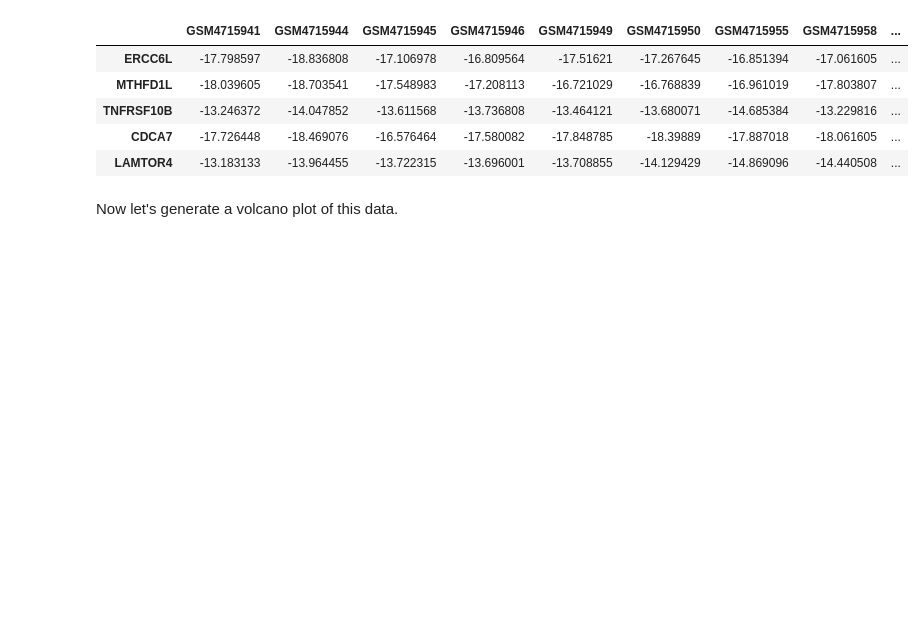
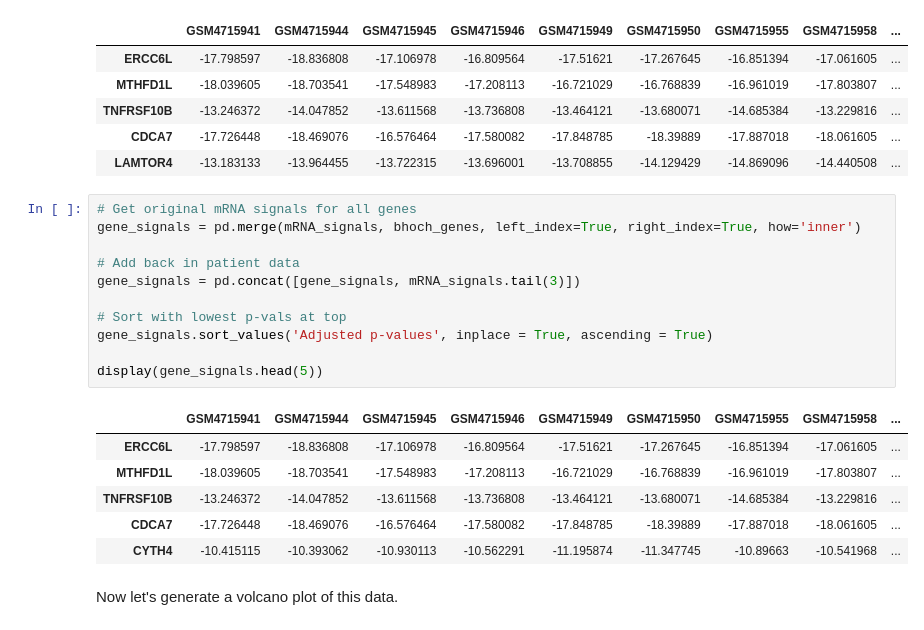
Before and after one commit to NickPanyanouvong/Bio_165_Project, a Jupyter notebook: Project_Folder/ANALYSIS/Analysis.ipynb, the cells around one changed output. Cells and saved outputs as stored; diff of their text form; blank space fills up the shorter version.

```diff
--- a/Project_Folder/ANALYSIS/Analysis.ipynb
+++ b/Project_Folder/ANALYSIS/Analysis.ipynb
@@ -106,5 +106,23 @@ candidate_signals.head(5) # Let's take a look!
 | TNFRSF10B | -13.246372 | -14.047852 | -13.611568 | -13.736808 | -13.464121 | -13.680071 | -14.685384 | -13.229816 | ... |
 | CDCA7 | -17.726448 | -18.469076 | -16.576464 | -17.580082 | -17.848785 | -18.39889 | -17.887018 | -18.061605 | ... |
 | LAMTOR4 | -13.183133 | -13.964455 | -13.722315 | -13.696001 | -13.708855 | -14.129429 | -14.869096 | -14.440508 | ... |
+# %%
+# Get original mRNA signals for all genes
+gene_signals = pd.merge(mRNA_signals, bhoch_genes, left_index=True, right_index=True, how='inner')
+
+# Add back in patient data
+gene_signals = pd.concat([gene_signals, mRNA_signals.tail(3)])
+
+# Sort with lowest p-vals at top
+gene_signals.sort_values('Adjusted p-values', inplace = True, ascending = True)
+
+display(gene_signals.head(5))
+# %% [output]
+|  | GSM4715941 | GSM4715944 | GSM4715945 | GSM4715946 | GSM4715949 | GSM4715950 | GSM4715955 | GSM4715958 | ... |
+| ERCC6L | -17.798597 | -18.836808 | -17.106978 | -16.809564 | -17.51621 | -17.267645 | -16.851394 | -17.061605 | ... |
+| MTHFD1L | -18.039605 | -18.703541 | -17.548983 | -17.208113 | -16.721029 | -16.768839 | -16.961019 | -17.803807 | ... |
+| TNFRSF10B | -13.246372 | -14.047852 | -13.611568 | -13.736808 | -13.464121 | -13.680071 | -14.685384 | -13.229816 | ... |
+| CDCA7 | -17.726448 | -18.469076 | -16.576464 | -17.580082 | -17.848785 | -18.39889 | -17.887018 | -18.061605 | ... |
+| CYTH4 | -10.415115 | -10.393062 | -10.930113 | -10.562291 | -11.195874 | -11.347745 | -10.89663 | -10.541968 | ... |
 # %% [markdown]
 Now let's generate a volcano plot of this data.
```
Also changed, not shown: parts of 2 cells of this notebook, 4 other files.
